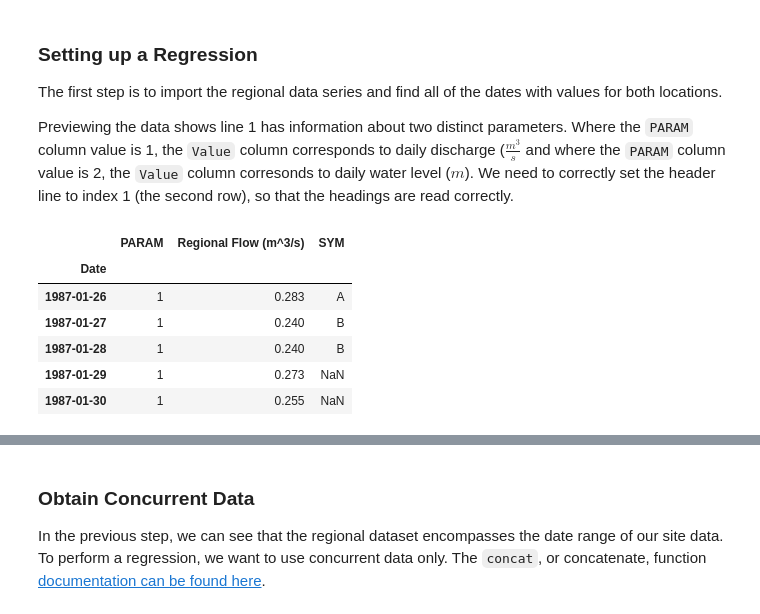
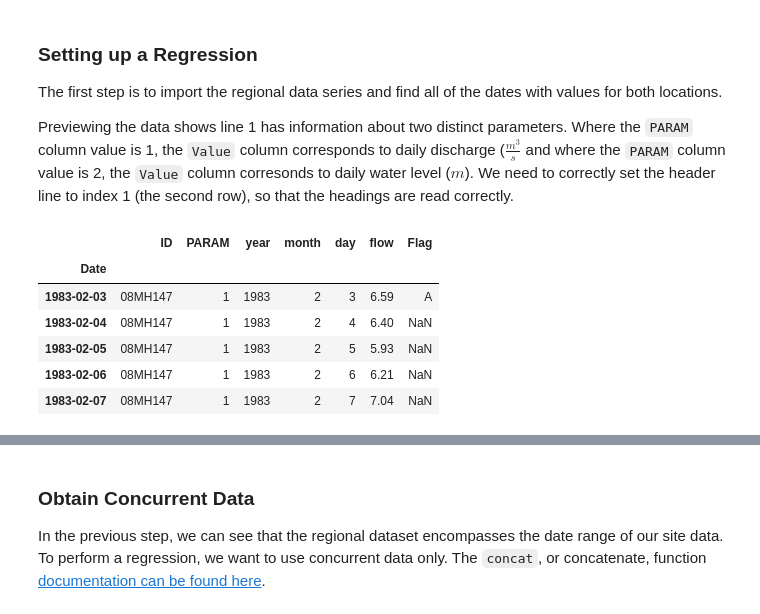
Before and after one commit to dankovacek/Engineering_Hydrology_Notebooks, a Jupyter notebook: content/notebooks/Notebook_4/Notebook_4.ipynb, the cells around one changed output, grey strips where cells are left out. Saved outputs shown, nothing was run; the diff lists cells and outputs as text; code cells hidden in the pictures.

Commit message:
Update Notebooks 4 and 5

```diff
--- a/content/notebooks/Notebook_4/Notebook_4.ipynb
+++ b/content/notebooks/Notebook_4/Notebook_4.ipynb
@@ -261,24 +264,24 @@ Previewing the data shows line 1 has information about two distinct parameters.
 # %%
 # set the header row to index 1, tell the function to set the `Date` column as the index.
 # If you look at the raw csv file, you'll see that there's an information line at the very top,
 # and the second line (index 1 in programming) is where the column headers are
-regional_df = pd.read_csv('../data/notebook_2_data/Regional_data.csv', header=1, parse_dates=True, index_col='Date')
+regional_df = pd.read_csv('../../data/Stave Daily Avg Flow.csv', header=0, parse_dates=True, index_col='Date')
 
 # select only the discharge data (PARAM == 1)
 regional_df = regional_df[regional_df['PARAM'] == 1]
-
-regional_df.columns = ['PARAM', 'Regional Flow (m^3/s)', 'SYM']
-
+#
+# regional_df.columns = ['ID', 'PARAM', 'year', 'month', 'day' 'Regional Flow (m^3/s)', 'SYM']
+#
 # preview the data
 regional_df.head()
 # %% [output]
-|  | PARAM | Regional Flow (m^3/s) | SYM |
-| Date |  |  |  |
-| 1987-01-26 | 1 | 0.283 | A |
-| 1987-01-27 | 1 | 0.240 | B |
-| 1987-01-28 | 1 | 0.240 | B |
-| 1987-01-29 | 1 | 0.273 | NaN |
-| 1987-01-30 | 1 | 0.255 | NaN |
+|  | ID | PARAM | year | month | day | flow | Flag |
+| Date |  |  |  |  |  |  |  |
+| 1983-02-03 | 08MH147 | 1 | 1983 | 2 | 3 | 6.59 | A |
+| 1983-02-04 | 08MH147 | 1 | 1983 | 2 | 4 | 6.40 | NaN |
+| 1983-02-05 | 08MH147 | 1 | 1983 | 2 | 5 | 5.93 | NaN |
+| 1983-02-06 | 08MH147 | 1 | 1983 | 2 | 6 | 6.21 | NaN |
+| 1983-02-07 | 08MH147 | 1 | 1983 | 2 | 7 | 7.04 | NaN |
 # %%
 # check the date range covered by the regional data
 print('REGIONAL DATA: Start date = {}, End date = {}'.format(regional_df.index[0], regional_df.index[-1]))
```
Also changed, not shown: parts of 17 cells of this notebook, 6 other files.
